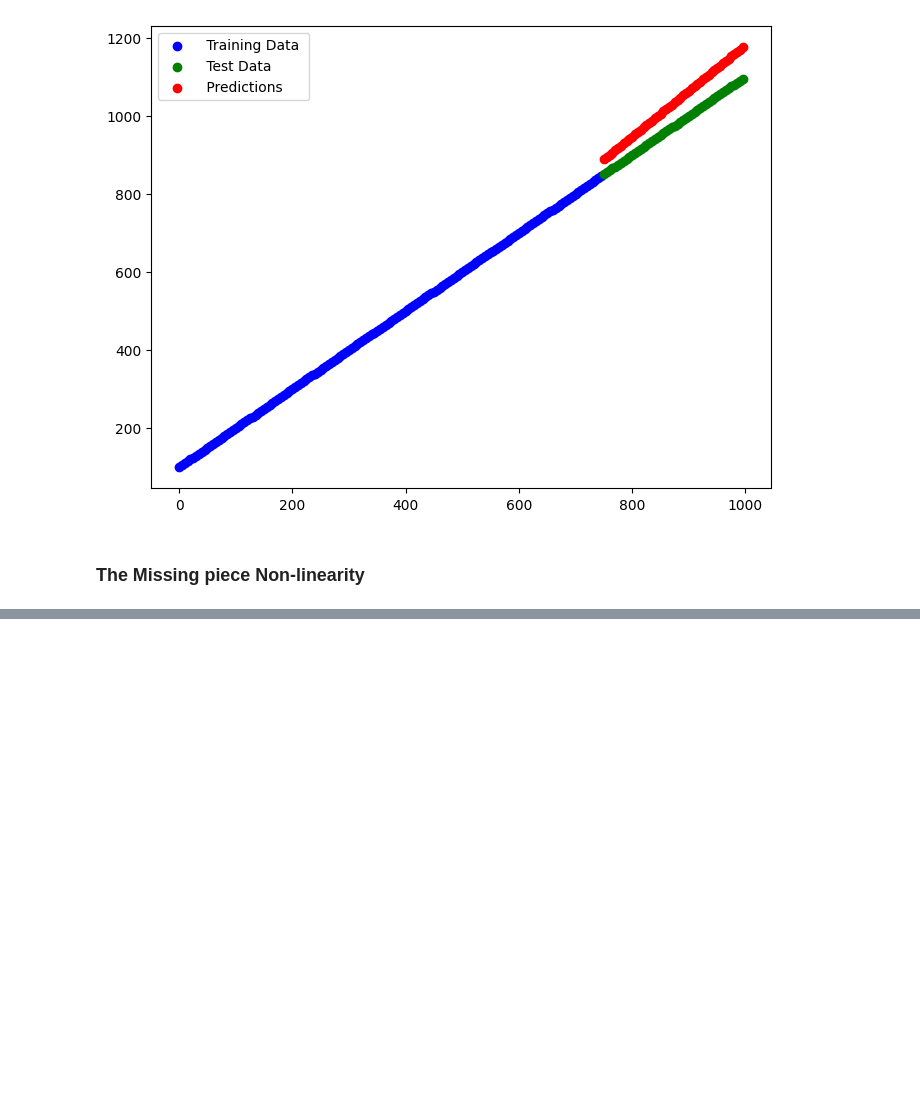
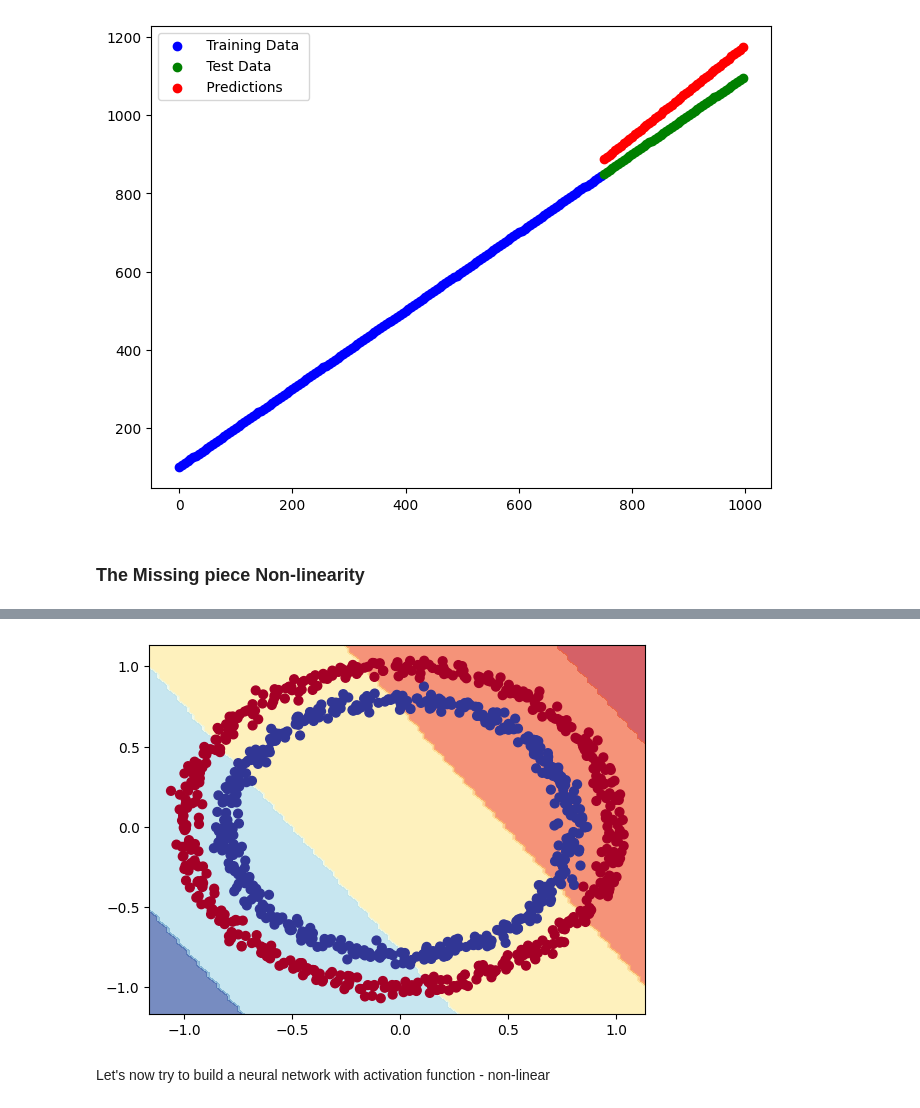
Before and after one commit to imdebarun/tensorflow2, a Jupyter notebook: Neural_Network_Classification_with_TensorFlow.ipynb, the cells around one changed output, grey strips where cells are left out. Cells and saved outputs as stored; diff of their text form; code cells hidden in the pictures; blank space fills up the shorter version.

```diff
--- a/Neural_Network_Classification_with_TensorFlow.ipynb
+++ b/Neural_Network_Classification_with_TensorFlow.ipynb
@@ -322,2 +322,18 @@ y_reg_test = Y_regression[150:]
 # %% [markdown]
 ### The Missing piece Non-linearity
+# %%
+# Set the random seed
+tf.random.set_seed(42)
+
+# 1. Create the model
+model_5 = tf.keras.Sequential([
+    tf.keras.layers.Dense(1, activation=tf.keras.activations.linear)
+])
+
+# 2. Compile the model
+model_5.compile(loss=tf.keras.losses.binary_crossentropy,
+                optimizer=tf.keras.optimizers.Adam(lr=0.001),
+                metrics=['accuracy'])
+
+# 3. Fit the model
+history = model_5.fit(X, y, epochs=100)
@@ -323,0 +364,4 @@ y_reg_test = Y_regression[150:]
+# %%
+# Check the decision boundary for our latest model:
+plot_decision_boundary(model=model_5, X = X, y = y)
+# %% [output]
@@ -323,0 +370,3 @@ y_reg_test = Y_regression[150:]
+[figure, added]
+# %% [markdown]
+Let's now try to build a neural network with activation function - non-linear
```
Also changed, not shown: parts of 13 cells of this notebook.
